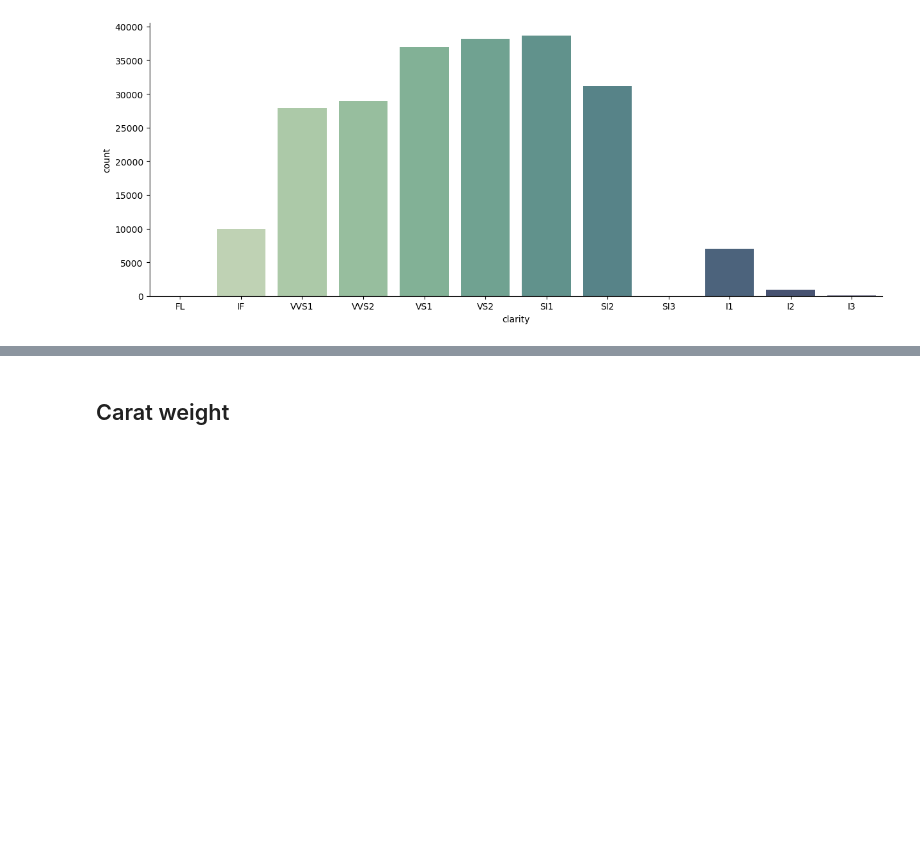
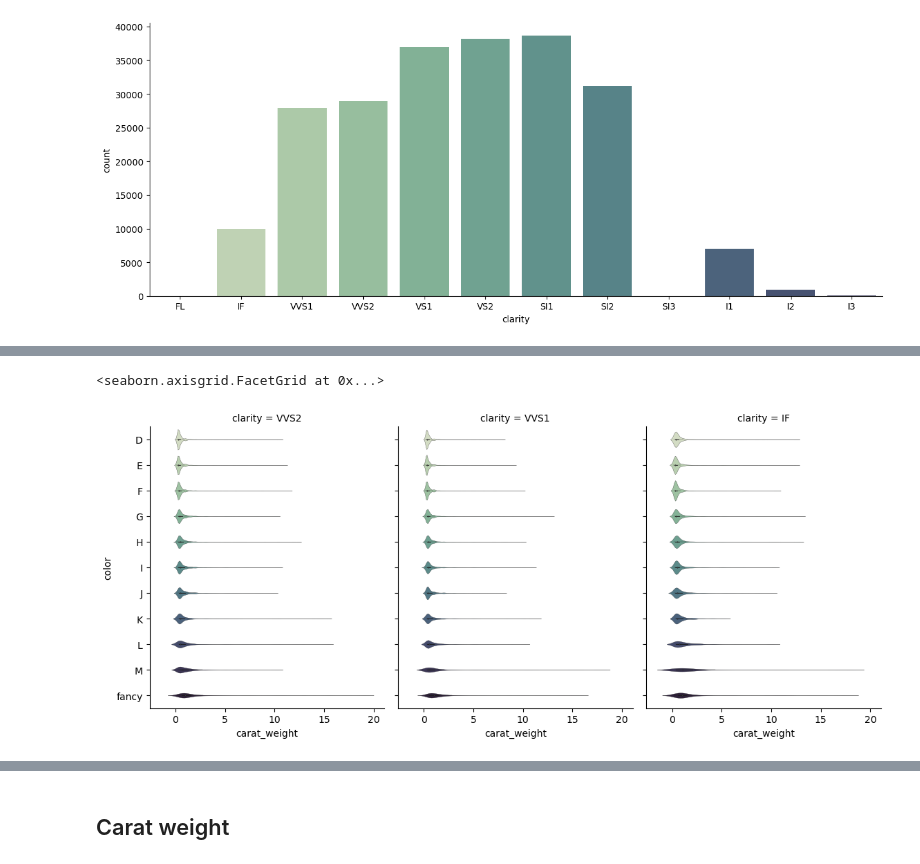
Before and after one commit to Little-PyProjects/Bees, a Jupyter notebook: Diamonds/notebooks/EDA.ipynb, the cells around one changed output, grey strips where cells are left out. Saved outputs shown, nothing was run; the diff lists cells and outputs as text; code cells hidden in the pictures; blank space fills up the shorter version.

```diff
--- a/Diamonds/notebooks/EDA.ipynb
+++ b/Diamonds/notebooks/EDA.ipynb
@@ -222,0 +244,11 @@ There are 10 SI3 stones and no Flawless stones in this dataset.
+# %%
+high_end_diamonds = df.loc[df['clarity'].isin(['IF', 'VVS1', 'VVS2'])]
+sns.catplot(
+    data=high_end_diamonds,
+    y="color", x="carat_weight", order=colors, kind='violin',
+    col="clarity", col_wrap=5,
+    height=5, aspect=.75, linewidth=.2,
+)
+# %% [output]
+<seaborn.axisgrid.FacetGrid at 0x...>
+[figure, added]
```
Also changed, not shown: parts of 37 cells of this notebook.
